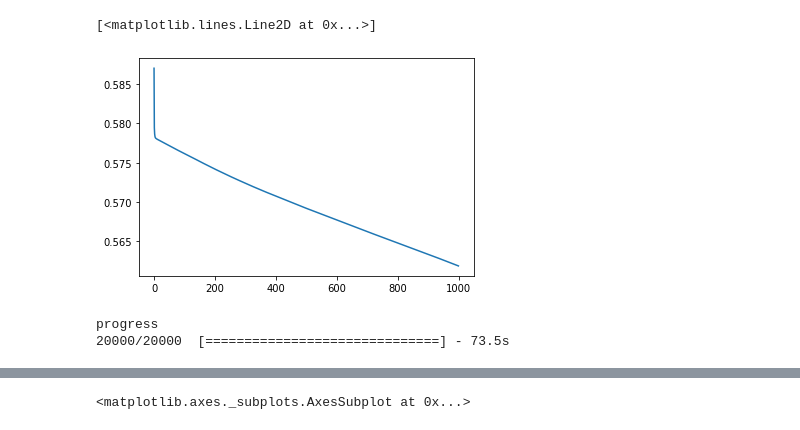
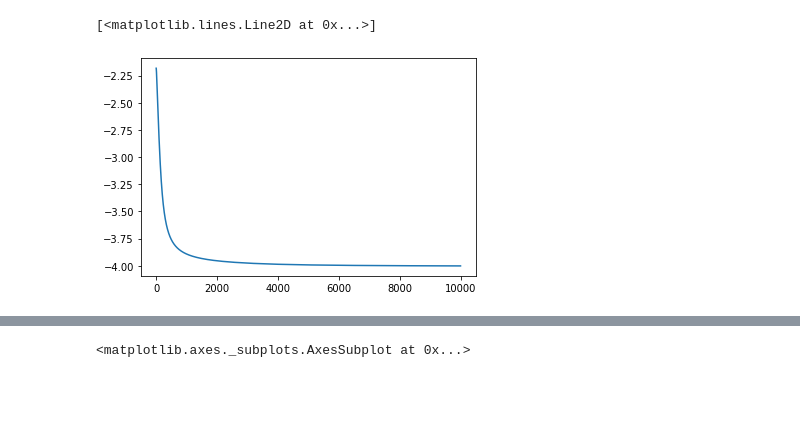
Before and after one commit to AI4Finance-Foundation/Quantum-Tensor-Networks-for-Variational-Reinforcement-Learning-NeurIPS-2020, a Jupyter notebook: qRL.ipynb, the cells around one changed output, grey strips where cells are left out. Cells and saved outputs as stored; diff of their text form; code cells hidden in the pictures; blank space fills up the shorter version.

```diff
--- a/qRL.ipynb
+++ b/qRL.ipynb
@@ -265,0 +360,21 @@ torch.Size([100, 100, 100])
+# %%
+k = 4
+s, a = 25, 4
+gamma = 0.95
+chi = 30
+props = []
+for i in range(0, 11):
+    props.append((0.1 * i) ** (1/3))
+five_tuple = s, a, P_mat, R_vec, gamma
+# %%
+mask_vec = random_mask(s * a, 0.8)
+
+pbar = pkbar.Pbar(name='initialize omega', target=s * a)
+omega = torch.zeros([s * a] * k, dtype=torch.float32)
+for i in range(s * a):
+    pbar.update(i)
+    for j in range(s * a):
+        for l in range(s * a):
+            for m in range(s * a):
+                if i in mask_vec and j in mask_vec and l in mask_vec and m in mask_vec:
+                    omega[i, j, l, m] = 1
@@ -265,0 +384,2 @@ torch.Size([100, 100, 100])
+# %%
+cores, data, error = build_networks(five_tuple, k, chi, mask_vec)
@@ -265,0 +395,2 @@ torch.Size([100, 100, 100])
+# %%
+spin, energy_history = variational_train(five_tuple, k, data, cores)
@@ -401,35 +405,5 @@ iteration 3205,  reconstraction error: 0.5571585297584534, decrease = 7.27176666
 # %%
-plt.plot(error)
+plt.plot(energy_history)
 # %% [output]
 [<matplotlib.lines.Line2D at 0x...>]
-[figure, old version]
+[figure, new version]
-# %%
-lr = 0.01
-energy_history = []
-epochs = int(2e4)
-Pbar = pkbar.Pbar(name='progress', target=epochs)
-op = optim.SGD([data], lr=lr, momentum=0.9, weight_decay=5e-4)
-
-for e in range(epochs):
-    op.zero_grad()
-
-    new_edges = []
-    new_cores = tn.replicate_nodes(combined_cores)
-    for j in range(len(combined_cores)):
-        edges = new_cores[j].get_all_dangling()
-        for edge in edges:
-            new_edges.append(edge)
-
-    spin = K_Spin(s, a, k, data=data)
-    for j in range(k):
-        new_edges[j] ^ spin.qubits[j][0]
-
-    energy = -contractors.branch(tn.reachable(new_cores[0]), nbranch=1).get_tensor()
-    energy.backward()
-    energy_history.append(energy)
-
-    op.step()
-    Pbar.update(e)
-# %% [output]
-progress
-20000/20000  [==============================] - 73.5s
```
Also changed, not shown: parts of 24 cells of this notebook.
